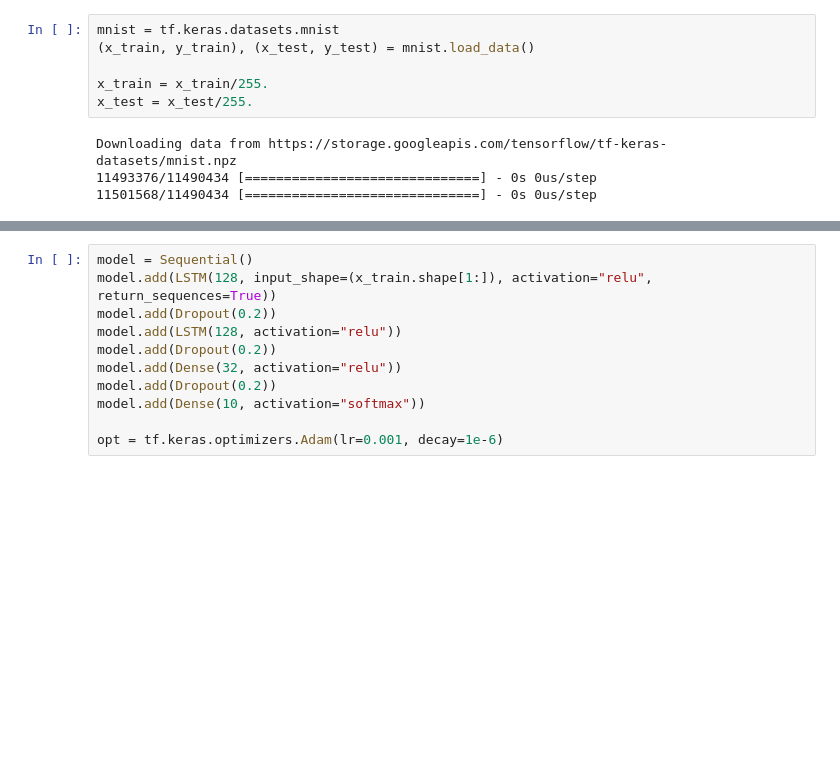
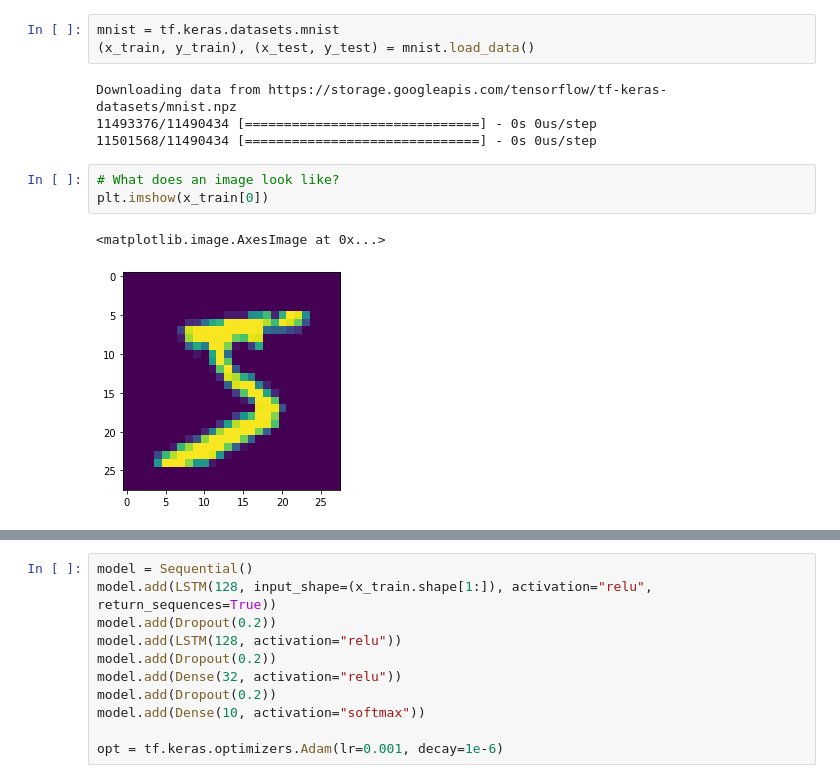
Before and after one commit to gvtsch/Recurrent_Neural_Networks, a Jupyter notebook: RNN_MNIST.ipynb, the cells around one changed output, grey strips where cells are left out. Drawn from its saved outputs; the diff is of its cells as text; blank space fills up the shorter version.

```diff
--- a/RNN_MNIST.ipynb
+++ b/RNN_MNIST.ipynb
@@ -7,10 +12,13 @@ from tensorflow.keras.layers import Dense, Dropout, LSTM
 # %%
 mnist = tf.keras.datasets.mnist
 (x_train, y_train), (x_test, y_test) = mnist.load_data()
-
-x_train = x_train/255.
-x_test = x_test/255.
 # %% [output]
 Downloading data from https://storage.googleapis.com/tensorflow/tf-keras-datasets/mnist.npz
 11493376/11490434 [==============================] - 0s 0us/step
 11501568/11490434 [==============================] - 0s 0us/step
+# %%
+# What does an image look like?
+plt.imshow(x_train[0])
+# %% [output]
+<matplotlib.image.AxesImage at 0x...>
+[figure, added]
```
Also changed, not shown: parts of 16 cells of this notebook.
